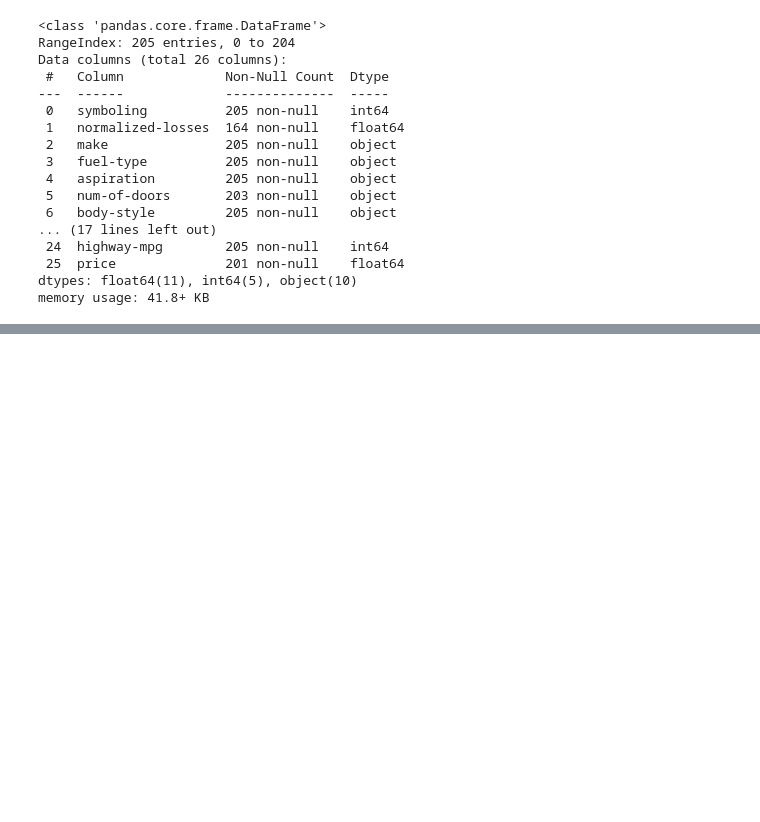
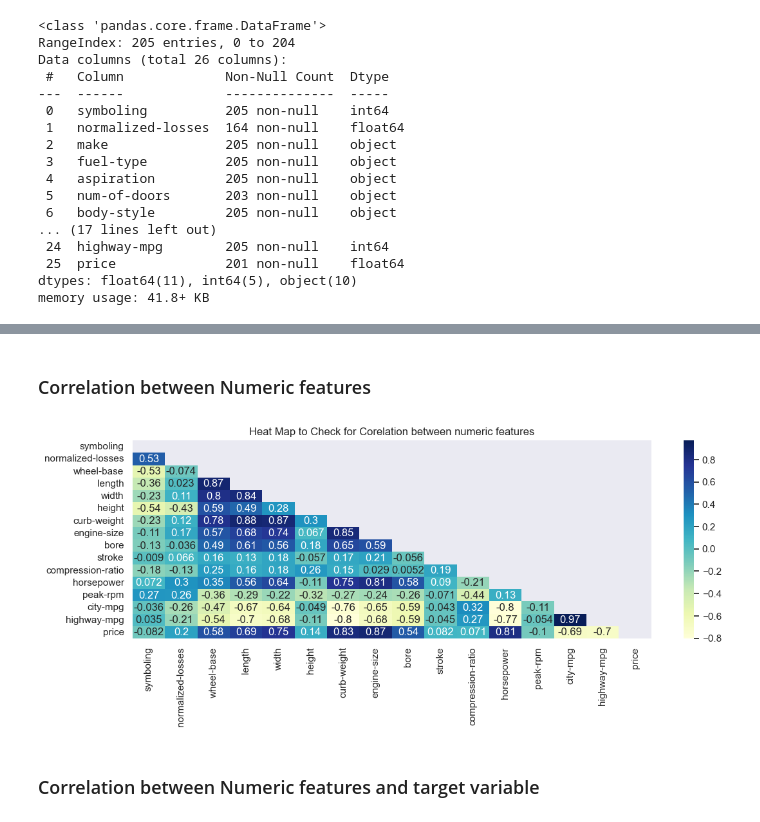
Before and after one commit to Abou29/RandomForest_DecisionTree-Prediction-vehicle-price, a Jupyter notebook: prix_de_voiture_prediction.ipynb, the cells around one changed output, grey strips where cells are left out. Drawn from its saved outputs; the diff is of its cells as text; code cells hidden in the pictures; blank space fills up the shorter version.

```diff
--- a/prix_de_voiture_prediction.ipynb
+++ b/prix_de_voiture_prediction.ipynb
@@ -125,0 +140,19 @@ memory usage: 41.8+ KB
+# %% [markdown]
+### Correlation between Numeric features
+# %%
+# New dataframe to calculate correlation between numeric variables
+corr_df = data_cars.copy()
+# corr_df = data.drop(['y'], axis=1, inplace=False).select_dtypes(exclude=["object"])
+#cor= corr_df.corr(method='pearson')
+#print(cor)
+# %%
+# Heat Map to Check for Corelation between numeric features
+plt.figure(figsize=(13, 4)) # Augmenter figsize en cas de problème de visualisation
+mask = np.triu(np.ones_like(corr_df.corr(method='pearson')))
+sns.set(rc = {'figure.figsize':(26, 24)})
+sns.heatmap(corr_df.corr(method='pearson'), cmap="YlGnBu", annot=True, mask=mask)
+plt.title("Heat Map to Check for Corelation between numeric features");
+# %% [output]
+[figure, added]
+# %% [markdown]
+### Correlation between Numeric features and target variable
```
Also changed, not shown: parts of 12 cells of this notebook.
